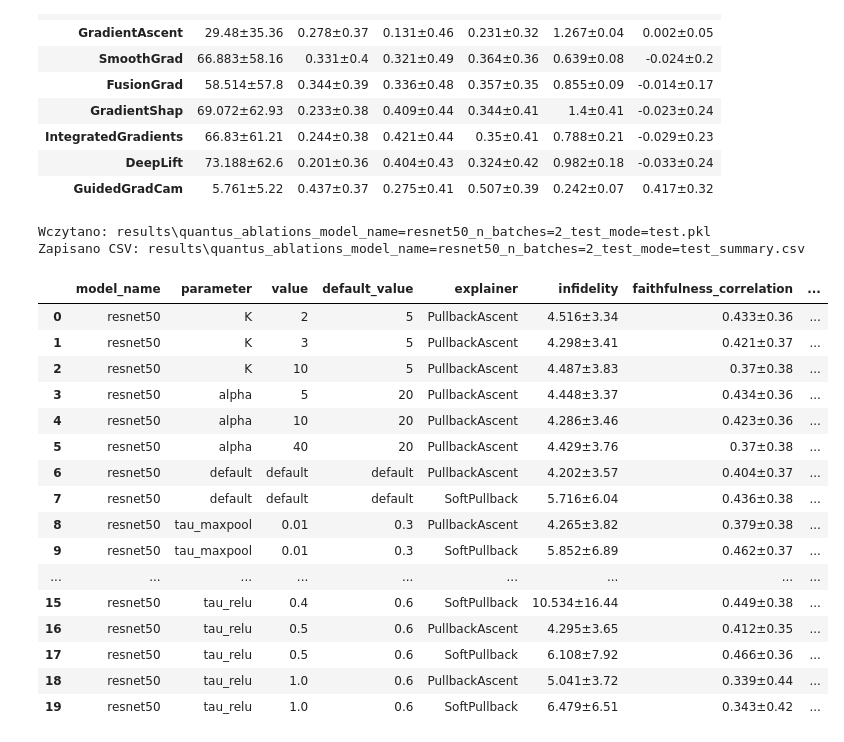
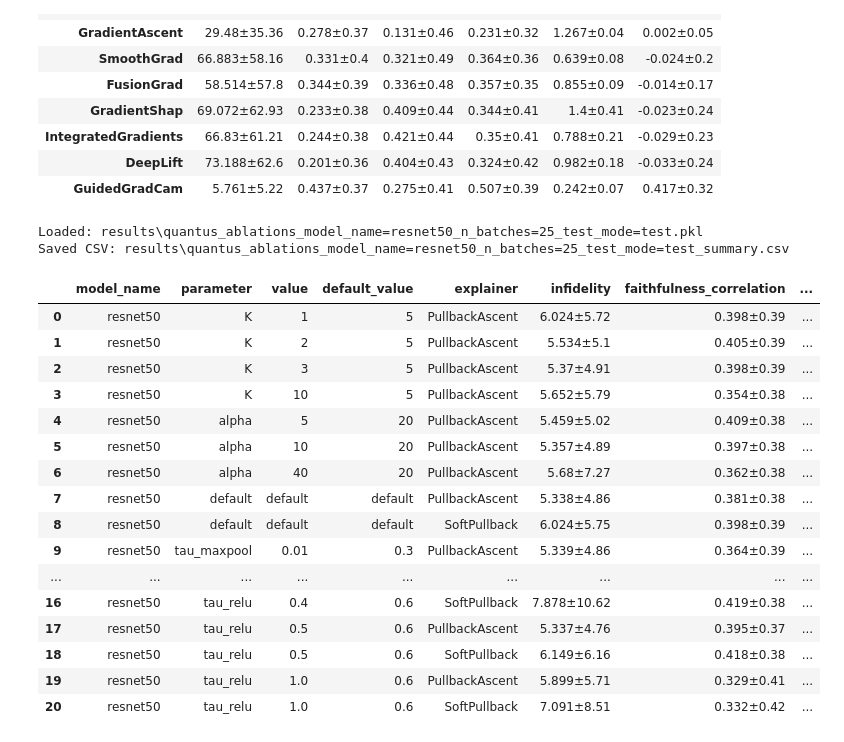
Before and after one commit to 314-Foundation/SemanticPullbacks, a Jupyter notebook: notebooks/verify_results.ipynb, the cells around one changed output. Saved outputs shown, nothing was run; the diff lists cells and outputs as text; code cells hidden in the pictures.

Commit message:
run ablations for 500 examples, found new defaults

```diff
--- a/notebooks/verify_results.ipynb
+++ b/notebooks/verify_results.ipynb
@@ -127,13 +127,13 @@ import numpy as np
 import pandas as pd
 from IPython.display import display
 
-# Plik wyjściowy z evaluate_ablations.py
-pkl_path = Path("results/quantus_ablations_model_name=resnet50_n_batches=2_test_mode=test.pkl")
+# Output file from evaluate_ablations.py
+pkl_path = Path("results/quantus_ablations_model_name=resnet50_n_batches=25_test_mode=test.pkl")
 # pkl_path = Path("results/quantus_ablations_model_name=resnet50.pkl")
 csv_path = pkl_path.with_name(pkl_path.stem + "_summary.csv")
 
 if not pkl_path.exists():
-    raise FileNotFoundError(f"Nie znaleziono pliku: {pkl_path}")
+    raise FileNotFoundError(f"File not found: {pkl_path}")
 
 df = pd.read_pickle(pkl_path)
 meta_cols = ["model_name", "parameter", "value", "default_value", "explainer"]
@@ -161,50 +161,50 @@ def _format_val(x, precision=3):
     return s.rstrip("0").rstrip(".") if "." in s else s
 
 def _format_mean_std(arr, precision=3):
     if arr.size == 0:
         return ""
     mean = arr.mean()
     std = arr.std()
     mean_str = _format_val(mean, precision=precision)
     std_str = _format_val(std, precision=max(1, precision - 1))
     return f"{mean_str}±{std_str}"
 
 summary_rows = []
 for _, row in df.iterrows():
     base = {col: row[col] for col in group_cols}
     for metric in metric_cols:
         arr = _as_float_array(row[metric])
         base[metric] = _format_mean_std(arr, precision=3)
     summary_rows.append(base)
 
 summary = (
     pd.DataFrame(summary_rows)
     .sort_values(["model_name", "parameter", "value", "explainer"])
     .reset_index(drop=True)
 )
 
 summary.to_csv(csv_path, index=False)
 
-print(f"Wczytano: {pkl_path}")
-print(f"Zapisano CSV: {csv_path}")
+print(f"Loaded: {pkl_path}")
+print(f"Saved CSV: {csv_path}")
 display(summary)
 # %% [output]
-Wczytano: results\quantus_ablations_model_name=resnet50_n_batches=2_test_mode=test.pkl
-Zapisano CSV: results\quantus_ablations_model_name=resnet50_n_batches=2_test_mode=test_summary.csv
+Loaded: results\quantus_ablations_model_name=resnet50_n_batches=25_test_mode=test.pkl
+Saved CSV: results\quantus_ablations_model_name=resnet50_n_batches=25_test_mode=test_summary.csv
 |  | model_name | parameter | value | default_value | explainer | infidelity | faithfulness_correlation | ... |
-| 0 | resnet50 | K | 2 | 5 | PullbackAscent | 4.516±3.34 | 0.433±0.36 | ... |
-| 1 | resnet50 | K | 3 | 5 | PullbackAscent | 4.298±3.41 | 0.421±0.37 | ... |
-| 2 | resnet50 | K | 10 | 5 | PullbackAscent | 4.487±3.83 | 0.37±0.38 | ... |
-| 3 | resnet50 | alpha | 5 | 20 | PullbackAscent | 4.448±3.37 | 0.434±0.36 | ... |
-| 4 | resnet50 | alpha | 10 | 20 | PullbackAscent | 4.286±3.46 | 0.423±0.36 | ... |
-| 5 | resnet50 | alpha | 40 | 20 | PullbackAscent | 4.429±3.76 | 0.37±0.38 | ... |
-| 6 | resnet50 | default | default | default | PullbackAscent | 4.202±3.57 | 0.404±0.37 | ... |
-| 7 | resnet50 | default | default | default | SoftPullback | 5.716±6.04 | 0.436±0.38 | ... |
-| 8 | resnet50 | tau_maxpool | 0.01 | 0.3 | PullbackAscent | 4.265±3.82 | 0.379±0.38 | ... |
-| 9 | resnet50 | tau_maxpool | 0.01 | 0.3 | SoftPullback | 5.852±6.89 | 0.462±0.37 | ... |
+| 0 | resnet50 | K | 1 | 5 | PullbackAscent | 6.024±5.72 | 0.398±0.39 | ... |
+| 1 | resnet50 | K | 2 | 5 | PullbackAscent | 5.534±5.1 | 0.405±0.39 | ... |
+| 2 | resnet50 | K | 3 | 5 | PullbackAscent | 5.37±4.91 | 0.398±0.39 | ... |
+| 3 | resnet50 | K | 10 | 5 | PullbackAscent | 5.652±5.79 | 0.354±0.38 | ... |
+| 4 | resnet50 | alpha | 5 | 20 | PullbackAscent | 5.459±5.02 | 0.409±0.38 | ... |
+| 5 | resnet50 | alpha | 10 | 20 | PullbackAscent | 5.357±4.89 | 0.397±0.38 | ... |
+| 6 | resnet50 | alpha | 40 | 20 | PullbackAscent | 5.68±7.27 | 0.362±0.38 | ... |
+| 7 | resnet50 | default | default | default | PullbackAscent | 5.338±4.86 | 0.381±0.38 | ... |
+| 8 | resnet50 | default | default | default | SoftPullback | 6.024±5.75 | 0.398±0.39 | ... |
+| 9 | resnet50 | tau_maxpool | 0.01 | 0.3 | PullbackAscent | 5.339±4.86 | 0.364±0.39 | ... |
 | ... | ... | ... | ... | ... | ... | ... | ... | ... |
-| 15 | resnet50 | tau_relu | 0.4 | 0.6 | SoftPullback | 10.534±16.44 | 0.449±0.38 | ... |
-| 16 | resnet50 | tau_relu | 0.5 | 0.6 | PullbackAscent | 4.295±3.65 | 0.412±0.35 | ... |
-| 17 | resnet50 | tau_relu | 0.5 | 0.6 | SoftPullback | 6.108±7.92 | 0.466±0.36 | ... |
-| 18 | resnet50 | tau_relu | 1.0 | 0.6 | PullbackAscent | 5.041±3.72 | 0.339±0.44 | ... |
-| 19 | resnet50 | tau_relu | 1.0 | 0.6 | SoftPullback | 6.479±6.51 | 0.343±0.42 | ... |
+| 16 | resnet50 | tau_relu | 0.4 | 0.6 | SoftPullback | 7.878±10.62 | 0.419±0.38 | ... |
+| 17 | resnet50 | tau_relu | 0.5 | 0.6 | PullbackAscent | 5.337±4.76 | 0.395±0.37 | ... |
+| 18 | resnet50 | tau_relu | 0.5 | 0.6 | SoftPullback | 6.149±6.16 | 0.418±0.38 | ... |
+| 19 | resnet50 | tau_relu | 1.0 | 0.6 | PullbackAscent | 5.899±5.71 | 0.329±0.41 | ... |
+| 20 | resnet50 | tau_relu | 1.0 | 0.6 | SoftPullback | 7.091±8.51 | 0.332±0.42 | ... |
```
Also changed, not shown: 3 other files.
